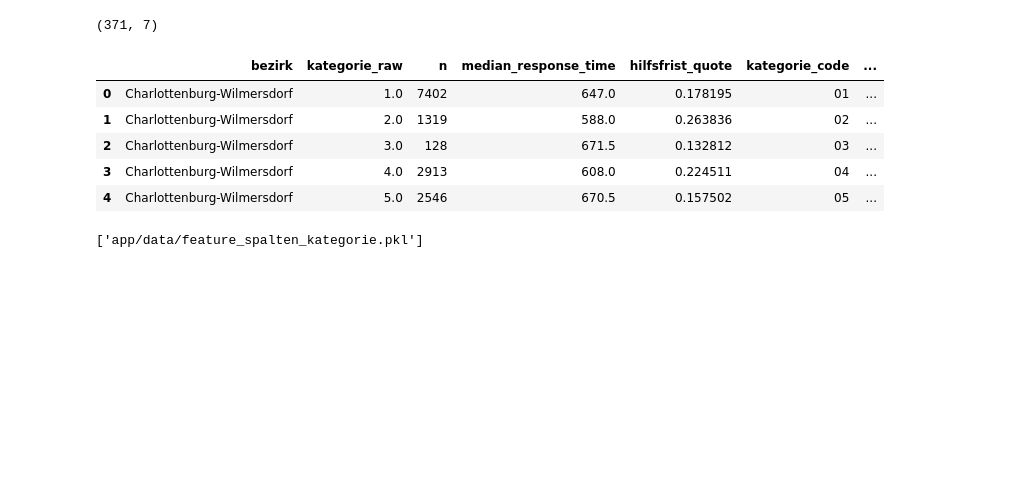
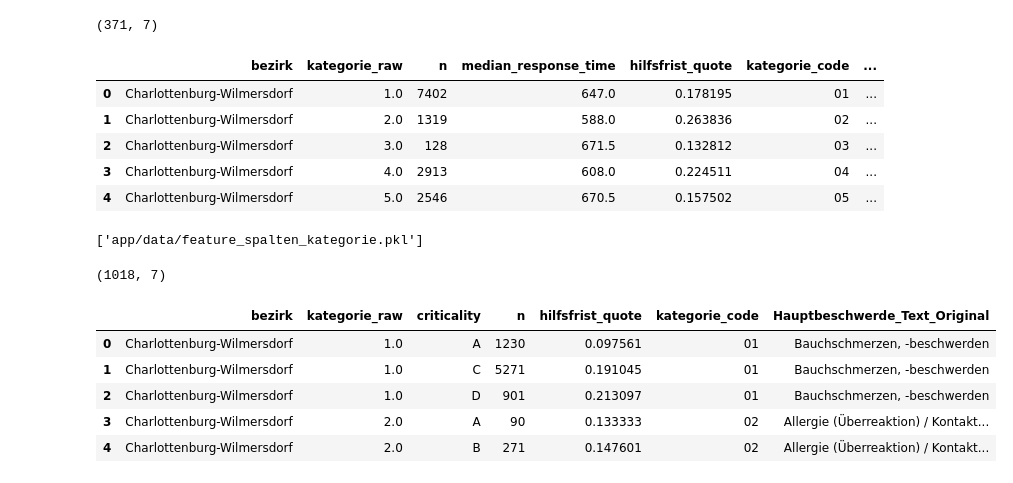
Before and after one commit to coohjaay/BigdataNeu, a Jupyter notebook: sample.ipynb, the cells around one changed output. Drawn from its saved outputs; the diff is of its cells as text; code cells hidden in the pictures; blank space fills up the shorter version.

```diff
--- a/sample.ipynb
+++ b/sample.ipynb
@@ -1160,3 +1160,44 @@ joblib.dump(rf_reg_kategorie, "app/data/rf_reg_kategorie.pkl")
 joblib.dump(feature_spalten_kategorie, "app/data/feature_spalten_kategorie.pkl")
 # %% [output]
 ['app/data/feature_spalten_kategorie.pkl']
+# %%
+criticality_spalten = [c for c in df_mission_data.columns if c.startswith("criticality_")]
+
+zeilen_krit = []
+for d_col in district_spalten:
+    bezirk = d_col.replace("district_", "")
+    for k_col in kategorie_spalten:
+        kategorie_raw = k_col.replace("kategorie_", "")
+        for c_col in criticality_spalten:
+            crit = c_col.replace("criticality_", "")
+            maske = df_mission_data[d_col] & df_mission_data[k_col] & df_mission_data[c_col]
+            n = maske.sum()
+            if n == 0:
+                continue
+            zeilen_krit.append({
+                "bezirk": bezirk,
+                "kategorie_raw": kategorie_raw,
+                "criticality": crit,
+                "n": n,
+                "hilfsfrist_quote": df_mission_data.loc[maske, "hilfsfrist"].mean(),
+            })
+
+df_krit = pd.DataFrame(zeilen_krit)
+df_krit = df_krit[df_krit["n"] >= 30]
+
+# Kategorie-Code formatieren und mit Labels mergen (wie bei df_stats)
+df_krit["kategorie_code"] = pd.to_numeric(df_krit["kategorie_raw"], errors="coerce")
+df_krit = df_krit.dropna(subset=["kategorie_code"])
+df_krit["kategorie_code"] = df_krit["kategorie_code"].astype(int).astype(str).str.zfill(2)
+df_krit = df_krit.merge(kategorie_labels, on="kategorie_code", how="inner")
+
+print(df_krit.shape)
+df_krit.head()
+# %% [output]
+(1018, 7)
+|  | bezirk | kategorie_raw | criticality | n | hilfsfrist_quote | kategorie_code | Hauptbeschwerde_Text_Original |
+| 0 | Charlottenburg-Wilmersdorf | 1.0 | A | 1230 | 0.097561 | 01 | Bauchschmerzen, -beschwerden |
+| 1 | Charlottenburg-Wilmersdorf | 1.0 | C | 5271 | 0.191045 | 01 | Bauchschmerzen, -beschwerden |
+| 2 | Charlottenburg-Wilmersdorf | 1.0 | D | 901 | 0.213097 | 01 | Bauchschmerzen, -beschwerden |
+| 3 | Charlottenburg-Wilmersdorf | 2.0 | A | 90 | 0.133333 | 02 | Allergie (Überreaktion) / Kontakt... |
+| 4 | Charlottenburg-Wilmersdorf | 2.0 | B | 271 | 0.147601 | 02 | Allergie (Überreaktion) / Kontakt... |
```
Also changed, not shown: parts of 1 cell of this notebook, 3 other files.
